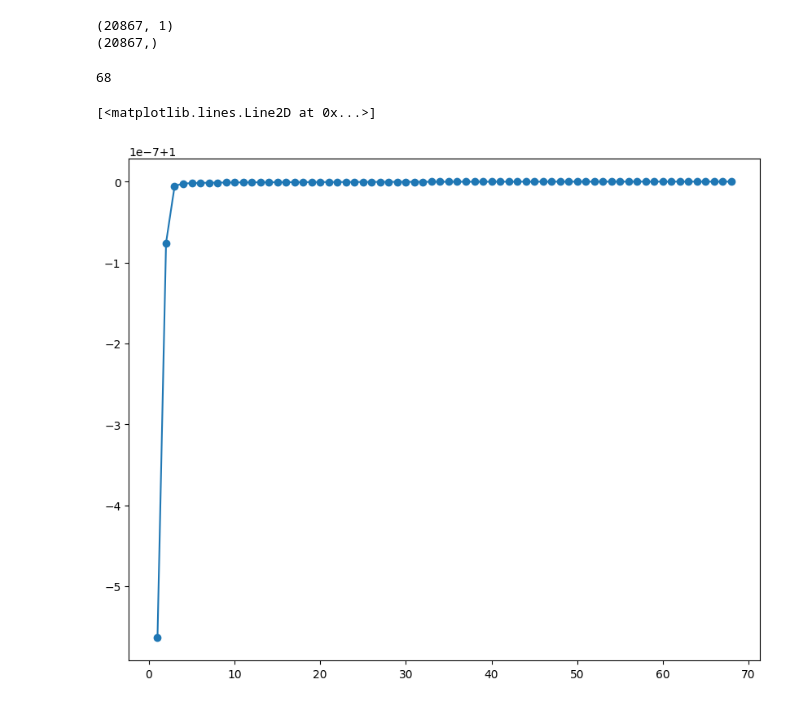
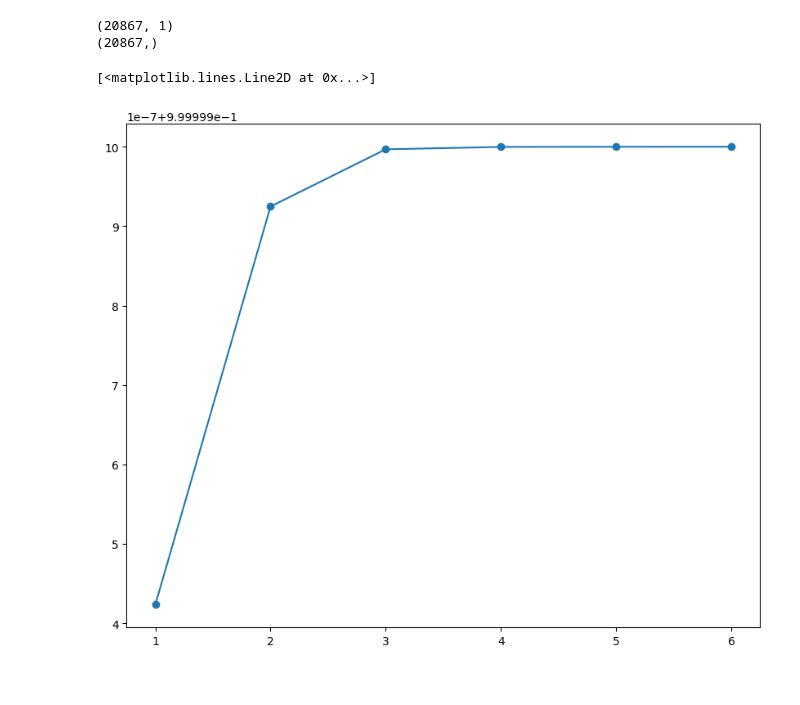
Before and after one commit to lwilsen/HealthCareAnalysis, a Jupyter notebook: luke_code/modelling/two_stage_v1.ipynb, the cells around one changed output. Drawn from its saved outputs; the diff is of its cells as text; code cells hidden in the pictures.

```diff
--- a/luke_code/modelling/two_stage_v1.ipynb
+++ b/luke_code/modelling/two_stage_v1.ipynb
@@ -57,57 +57,58 @@ wdf_2022_te = workingdf_te[workingdf_te["YR"] >= 2022]
 ohe = OneHotEncoder(sparse_output=False)
 
 ohe.fit(wdf_rest_te[['CLM_IP_ADMSN_TYPE_CD',
-                  'STATE_CODE',
                   'BENE_RACE_CD',
                   "SEX_IDENT_CD"]])
 
 ohe_df_rest_te = pd.DataFrame(data = ohe.transform(wdf_rest_te[['CLM_IP_ADMSN_TYPE_CD',
-                                                          'STATE_CODE',
                                                           'BENE_RACE_CD',
                                                           "SEX_IDENT_CD"]]),
              columns=ohe.get_feature_names_out(wdf_rest_te[['CLM_IP_ADMSN_TYPE_CD',
-                                                         'STATE_CODE',
                                                          'BENE_RACE_CD',
                                                          "SEX_IDENT_CD"]].columns))
 
 ohe.fit(wdf_2022_te[['CLM_IP_ADMSN_TYPE_CD',
-                  'STATE_CODE',
                   'BENE_RACE_CD',
                   "SEX_IDENT_CD"]])
 ohe_df_2022_te = pd.DataFrame(data = ohe.transform(wdf_2022_te[['CLM_IP_ADMSN_TYPE_CD',
-                                                          'STATE_CODE',
                                                           'BENE_RACE_CD',
                                                           "SEX_IDENT_CD"]]),
              columns=ohe.get_feature_names_out(wdf_2022_te[['CLM_IP_ADMSN_TYPE_CD',
-                                                         'STATE_CODE',
                                                          'BENE_RACE_CD',
                                                          "SEX_IDENT_CD"]].columns))
 
 #drop year, county code, all one hot encoded vars
-wdf_rest_te = wdf_rest_te.drop(columns=["YR",
+no_state_wdf_rest_te = wdf_rest_te.drop(columns=["YR",
                                   "COUNTY_CD",
                                   'CLM_IP_ADMSN_TYPE_CD',
                                   'STATE_CODE',
                                   'BENE_RACE_CD',
                                   "SEX_IDENT_CD"])
-wdf_2022_te = wdf_2022_te.drop(columns=["YR",
+no_state_wdf_2022_te = wdf_2022_te.drop(columns=["YR",
                                   "COUNTY_CD",
                                   'CLM_IP_ADMSN_TYPE_CD',
                                   'STATE_CODE',
                                   'BENE_RACE_CD',
                                   "SEX_IDENT_CD"])
 
-wdf_rest_te = pd.concat([wdf_rest_te.reset_index(drop=True), ohe_df_rest_te.reset_index(drop=True)], axis=1)
-wdf_2022_te = pd.concat([wdf_2022_te.reset_index(drop=True), ohe_df_2022_te.reset_index(drop=True)], axis=1)
+X_train_rest_te = no_state_wdf_rest_te.drop(columns=["LOS"])
+y_train_rest_te = no_state_wdf_rest_te["LOS"]
+X_test_2022_te = no_state_wdf_2022_te.drop(columns=["LOS"])
+y_test_2022_te = no_state_wdf_2022_te["LOS"]
 
-reg_mod_metrics = {"Test":{},
-                   "Train":{}}
+#scaler = StandardScaler()
+#X_train_rest_te = scaler.fit_transform(X_train_rest_te)
+#X_test_rest_te = scaler.transform(X_test_rest_te)
+#X_train_2022_te = scaler.fit_transform(X_train_2022_te)
+#X_test_2022_te = scaler.transform(X_test_2022_te)
 
-predictions = {}
-
-X_train_rest_te, X_test_rest_te, y_train_rest_te, y_test_rest_te = df_train_test(wdf_rest_te, "LOS", 0.2)
-
-X_train_2022_te, X_test_2022_te, y_train_2022_te, y_test_2022_te = df_train_test(wdf_2022_te, "LOS", 0.2)
+pca = PCA()
+pca.fit(X_train_rest_te)
+pca.explained_variance_ratio_
+plt.figure(figsize = (10,8))
+plt.plot(range(1,X_train_rest_te.shape[1]+1), pca.explained_variance_ratio_.cumsum(), marker = 'o')
 # %% [output]
 (20867, 1)
 (20867,)
+[<matplotlib.lines.Line2D at 0x...>]
+[figure, added]
@@ -121,15 +115 @@ X_train_2022_te, X_test_2022_te, y_train_2022_te, y_test_2022_te = df_train_test
-# %%
-X_train_2022_te.shape[1]
-# %% [output]
-68
-# %%
-#PCA
-pca = PCA()
-pca.fit(X_train_rest_te)
-pca.explained_variance_ratio_
-plt.figure(figsize = (10,8))
-plt.plot(range(1,X_train_rest_te.shape[1]+1), pca.explained_variance_ratio_.cumsum(), marker = 'o')
-# %% [output]
-[<matplotlib.lines.Line2D at 0x...>]
-[figure, removed]
 # %%
```
Also changed, not shown: parts of 20 cells of this notebook, 2 other files.
